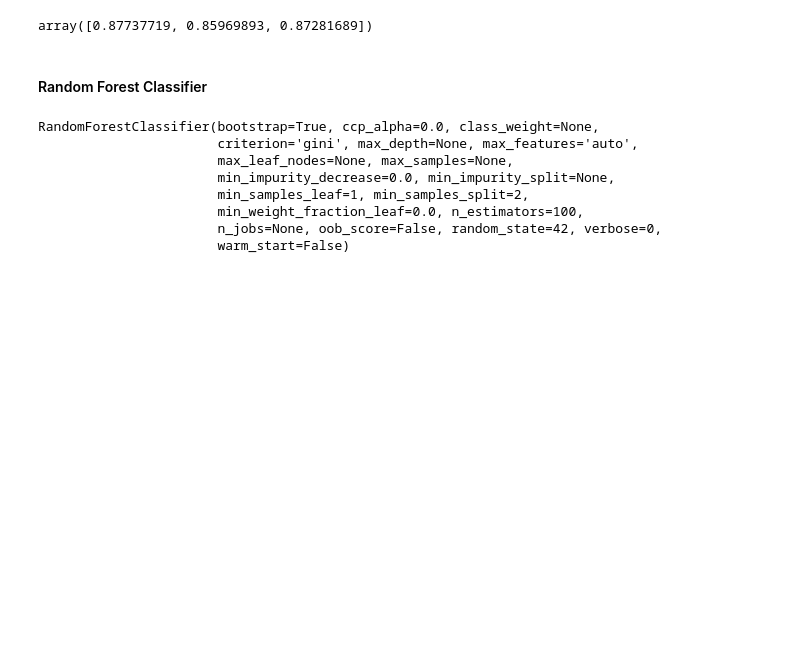
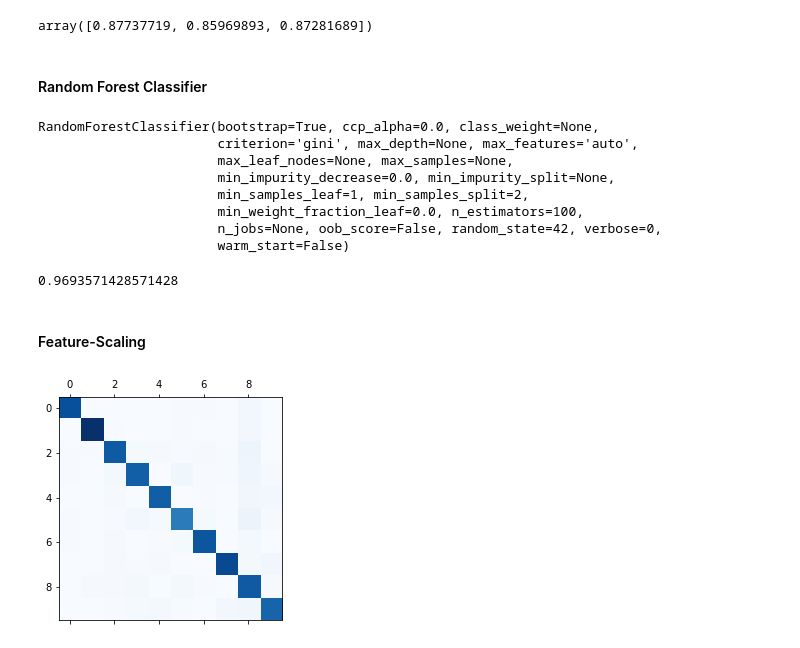
Before and after one commit to Arx1971/Handwritten-Digit-Recognition, a Jupyter notebook: handwritten_digit_recognition.ipynb, the cells around one changed output. Drawn from its saved outputs; the diff is of its cells as text; code cells hidden in the pictures; blank space fills up the shorter version.

Commit message:
RandomForestClassifier Prediction Score: 0.97

```diff
--- a/handwritten_digit_recognition.ipynb
+++ b/handwritten_digit_recognition.ipynb
@@ -274,3 +274,22 @@ RandomForestClassifier(bootstrap=True, ccp_alpha=0.0, class_weight=None,
                        warm_start=False)
 # %%
 forest_clf.predict(X_test)
+forest_clf.score(X_test, y_test)
+# %% [output]
+0.9693571428571428
+# %% [markdown]
+#### Feature-Scaling
+# %%
+from sklearn.preprocessing import StandardScaler
+
+scaler = StandardScaler()
+X_train_scaled = scaler.fit_transform(X_train.astype(np.float64))
+# %%
+y_prediction = cross_val_predict(sgd_clf, X_train_scaled, y_train, cv=3)
+# %%
+conf_mat = confusion_matrix(y_train, y_prediction)
+# %%
+plt.matshow(conf_mat, cmap=plt.cm.Blues)
+plt.show()
+# %% [output]
+[figure, added]
```
